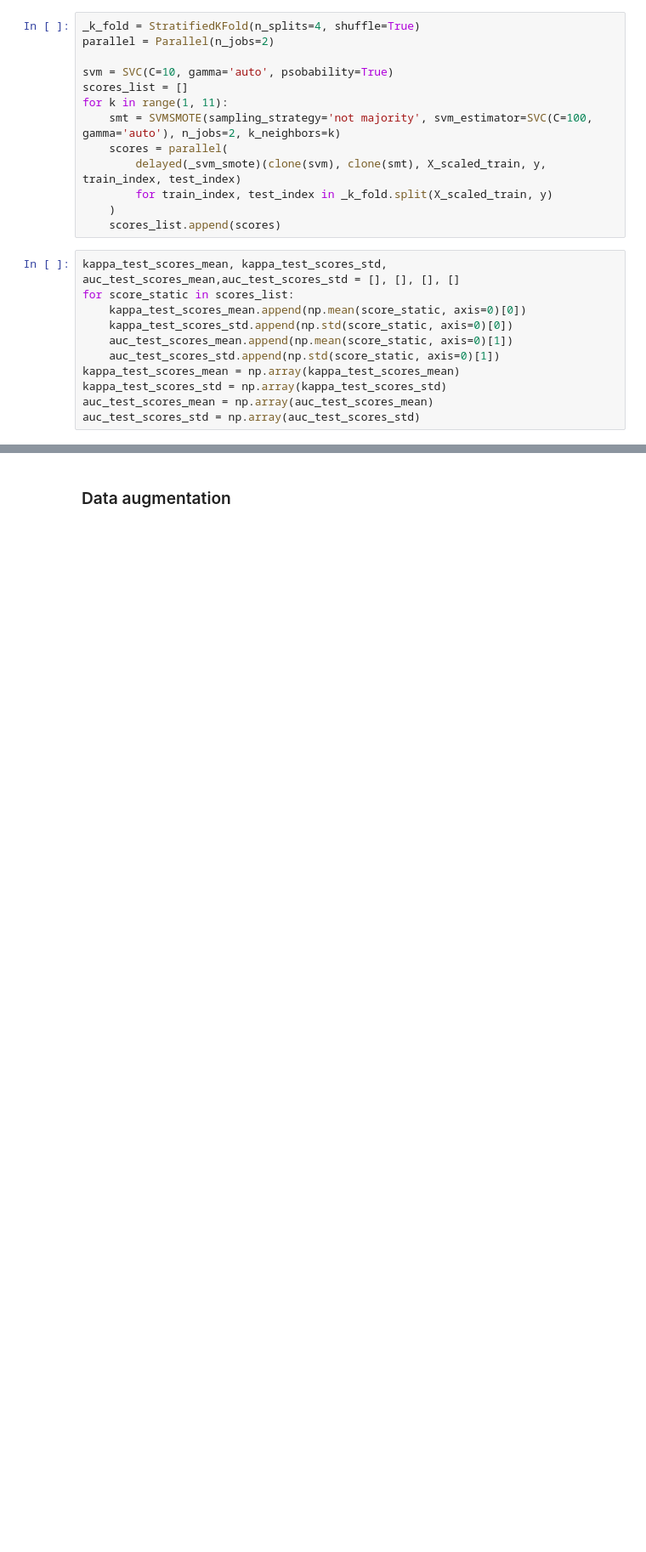
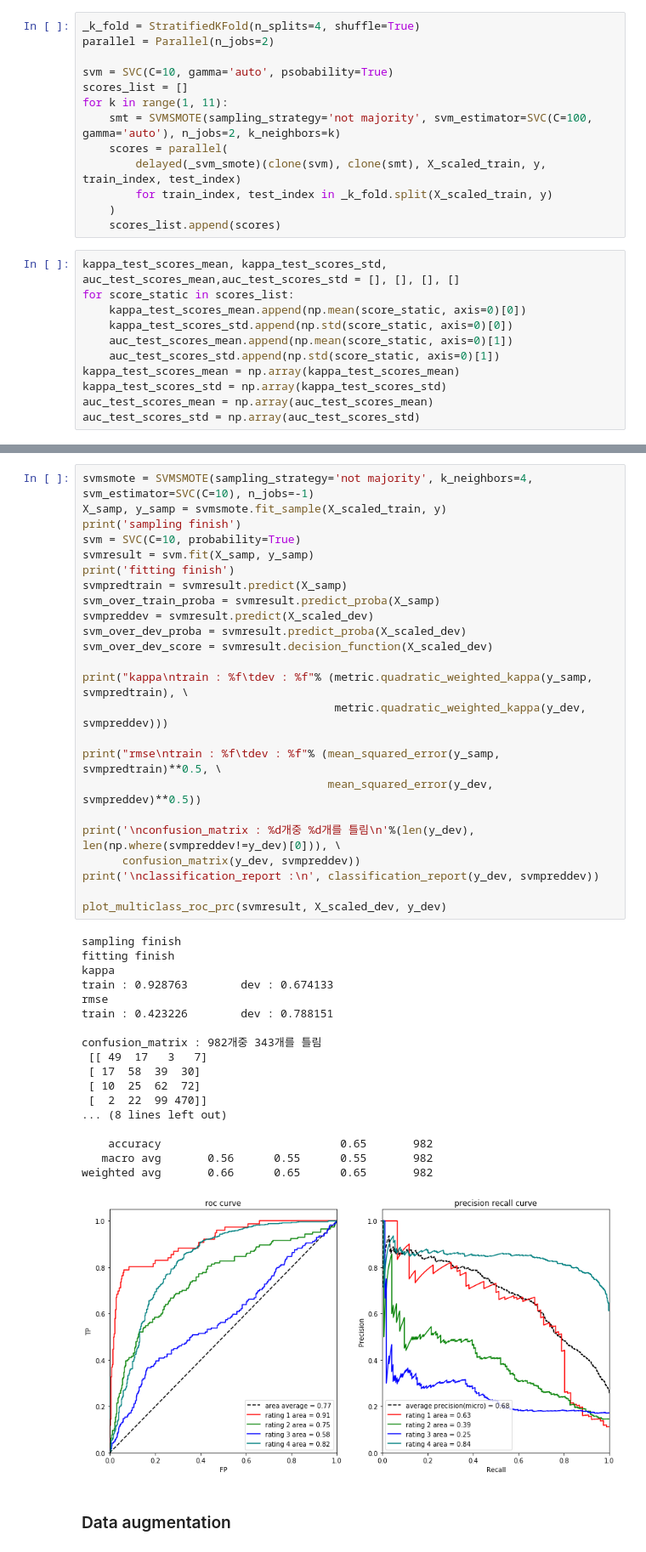
Before and after one commit to sooooner/Crowdflower-Search-Results-Relevance, a Jupyter notebook: LSA.ipynb, the cells around one changed output, grey strips where cells are left out. Shown at 85% size. Cells and saved outputs as stored; diff of their text form; blank space fills up the shorter version.

```diff
--- a/LSA.ipynb
+++ b/LSA.ipynb
@@ -339,3 +315,46 @@ plt.show()
+# %%
+svmsmote = SVMSMOTE(sampling_strategy='not majority', k_neighbors=4, svm_estimator=SVC(C=10), n_jobs=-1)
+X_samp, y_samp = svmsmote.fit_sample(X_scaled_train, y)
+print('sampling finish')
+svm = SVC(C=10, probability=True)
+svmresult = svm.fit(X_samp, y_samp)
+print('fitting finish')
+svmpredtrain = svmresult.predict(X_samp)
+svm_over_train_proba = svmresult.predict_proba(X_samp)
+svmpreddev = svmresult.predict(X_scaled_dev)
+svm_over_dev_proba = svmresult.predict_proba(X_scaled_dev)
+svm_over_dev_score = svmresult.decision_function(X_scaled_dev)
+
+print("kappa\ntrain : %f\tdev : %f"% (metric.quadratic_weighted_kappa(y_samp, svmpredtrain), \
+                                      metric.quadratic_weighted_kappa(y_dev, svmpreddev)))
+
+print("rmse\ntrain : %f\tdev : %f"% (mean_squared_error(y_samp, svmpredtrain)**0.5, \
+                                     mean_squared_error(y_dev, svmpreddev)**0.5))
+
+print('\nconfusion_matrix : %d개중 %d개를 틀림\n'%(len(y_dev), len(np.where(svmpreddev!=y_dev)[0])), \
+      confusion_matrix(y_dev, svmpreddev))
+print('\nclassification_report :\n', classification_report(y_dev, svmpreddev))
+
+plot_multiclass_roc_prc(svmresult, X_scaled_dev, y_dev)
+# %% [output]
+sampling finish
+fitting finish
+kappa
+train : 0.928763        dev : 0.674133
+rmse
+train : 0.423226        dev : 0.788151
+
+confusion_matrix : 982개중 343개를 틀림
+ [[ 49  17   3   7]
+ [ 17  58  39  30]
+ [ 10  25  62  72]
+ [  2  22  99 470]]
+... (8 lines left out)
+
+    accuracy                           0.65       982
+   macro avg       0.56      0.55      0.55       982
+weighted avg       0.66      0.65      0.65       982
+[figure, added]
 # %% [markdown]
 ### Data augmentation
 # %%
```
Also changed, not shown: parts of 43 cells of this notebook.
